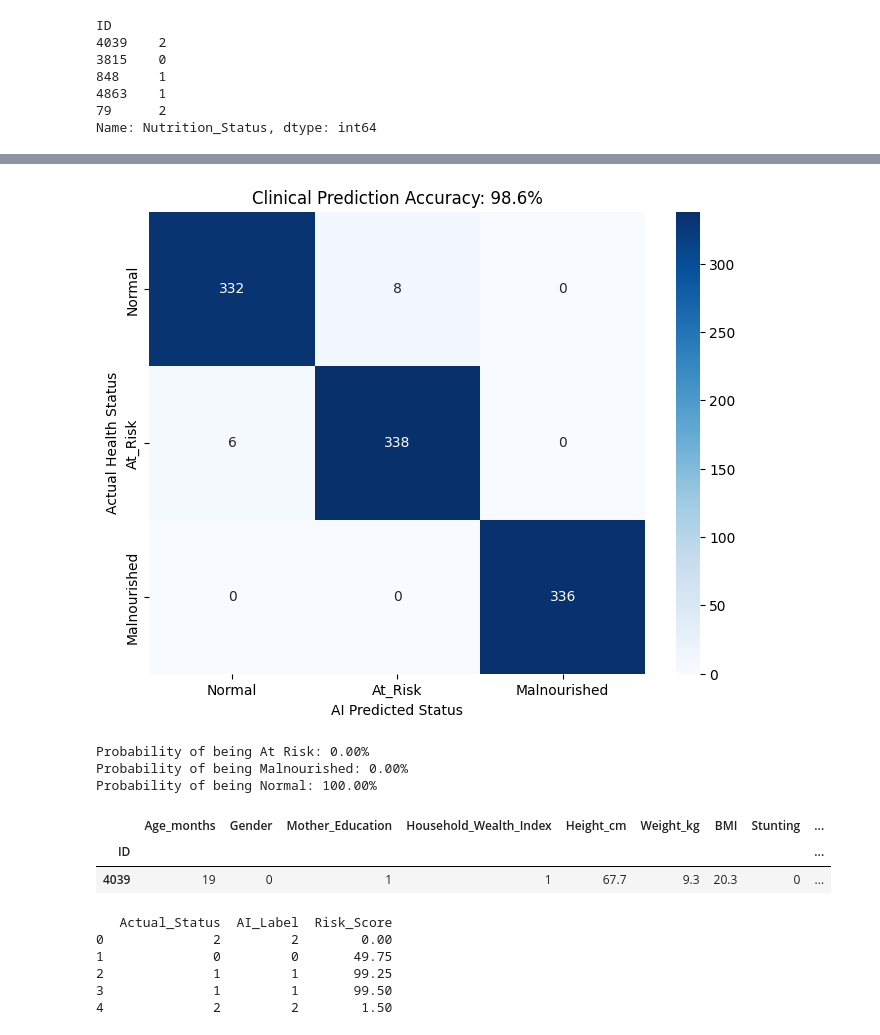
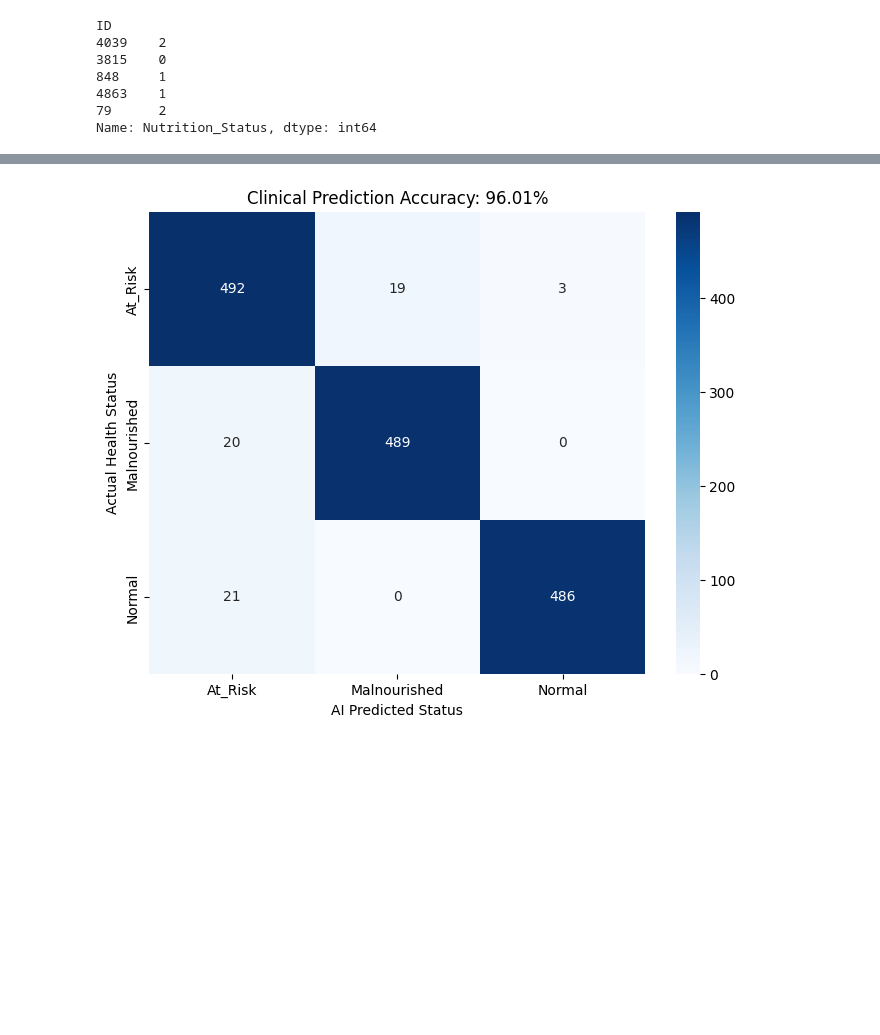
Before and after one commit to Abricos-gt/child_malnutrtion_predictive_system_using_machine_learning, a Jupyter notebook: notebook.ipynb, the cells around one changed output, grey strips where cells are left out. Cells and saved outputs as stored; diff of their text form; code cells hidden in the pictures; blank space fills up the shorter version.

```diff
--- a/notebook.ipynb
+++ b/notebook.ipynb
@@ -317,0 +351,13 @@ Predicted Nutrition_Status: 0 - At risk
+# %%
+from sklearn.metrics import accuracy_score, classification_report, confusion_matrix
+
+# 1. Calculate accuracy
+y_pred = rf_model.predict(X_test)
+acc = accuracy_score(y_test, y_pred)
+print(f"Total Accuracy: {acc * 100:.2f}%")
+
+# 2. Detailed report for your thesis
+print(classification_report(y_test, y_pred))
+
+# 3. See the error counts
+print(confusion_matrix(y_test, y_pred))
@@ -318,68 +379,19 @@ Predicted Nutrition_Status: 0 - At risk
 # %%
 import matplotlib.pyplot as plt
 import seaborn as sns
 from sklearn.metrics import confusion_matrix
 
 # 1. Generate the Confusion Matrix
 cm = confusion_matrix(y_test, y_pred)
-classes = ['Normal', 'At_Risk', 'Malnourished']
+classes = ['At_Risk', 'Malnourished', 'Normal']  # This should match the order of your label encoding
 
 # 2. Plotting
 plt.figure(figsize=(8, 6))
 sns.heatmap(cm, annot=True, fmt='d', cmap='Blues',
             xticklabels=classes, yticklabels=classes)
-plt.title('Clinical Prediction Accuracy: 98.6%')
+plt.title('Clinical Prediction Accuracy: 96.01%')
 plt.ylabel('Actual Health Status')
 plt.xlabel('AI Predicted Status')
 plt.show()
 # %% [output]
-[figure, old version]
+[figure, new version]
-# %%
-# making the model proactive
-# 1. Get the probabilities for each class
-# This returns a list: [Prob_Normal, Prob_At_Risk, Prob_Malnourished]
-probs = rf.predict_proba(X_test)
-
-# 2. Let's look at the first child in your test set
-first_child_probs = probs[0]
-
-print(f"Probability of being At Risk: {first_child_probs[0]:.2%}")
-print(f"Probability of being Malnourished: {first_child_probs[1]:.2%}")
-print(f"Probability of being Normal: {first_child_probs[2]:.2%}")
-# %% [output]
-Probability of being At Risk: 0.00%
-Probability of being Malnourished: 0.00%
-Probability of being Normal: 100.00%
-# %%
-X_test.head(1)
-# %% [output]
-|  | Age_months | Gender | Mother_Education | Household_Wealth_Index | Height_cm | Weight_kg | BMI | Stunting | ... |
-| ID |  |  |  |  |  |  |  |  | ... |
-| 4039 | 19 | 0 | 1 | 1 | 67.7 | 9.3 | 20.3 | 0 | ... |
-# %%
-# 3. Calculate the Proactive Risk Score
-# Logic: We give 'At Risk' weight (50) and 'Malnourished' full weight (100)
-# This score rises even if the child is technically labeled 'Normal' (0)
-# Assuming your model classes are ordered [0, 1, 2]
-# which corresponds to [At Risk, Malnourished, Normal]
-
-# 0 points for Normal (Index 2)
-# 50 points for At Risk (Index 0)
-# 100 points for Malnourished (Index 1)
-risk_scores = (probs[:, 0] * 50) + (probs[:, 1] * 100)
-
-# Add this to a DataFrame to see it clearly
-proactive_results = pd.DataFrame({
-    'Actual_Status': y_test.values,
-    'AI_Label': rf.predict(X_test),
-    'Risk_Score': risk_scores
-})
-
-print(proactive_results.head())
-# %% [output]
-   Actual_Status  AI_Label  Risk_Score
-0              2         2        0.00
-1              0         0       49.75
-2              1         1       99.25
-3              1         1       99.50
-4              2         2        1.50
```
Also changed, not shown: parts of 15 cells of this notebook.
